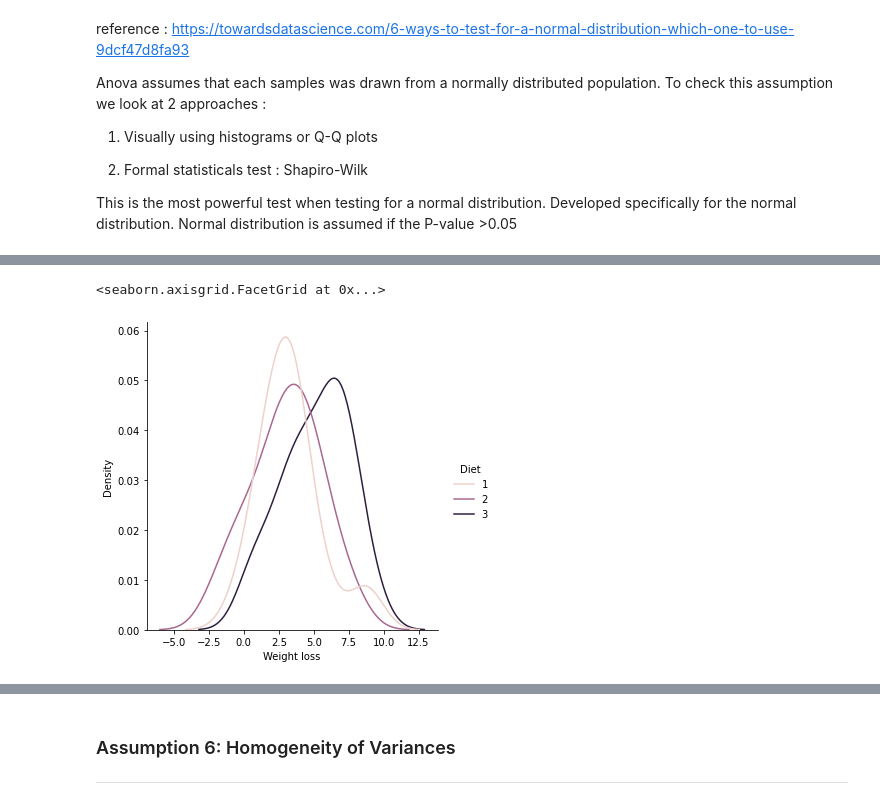
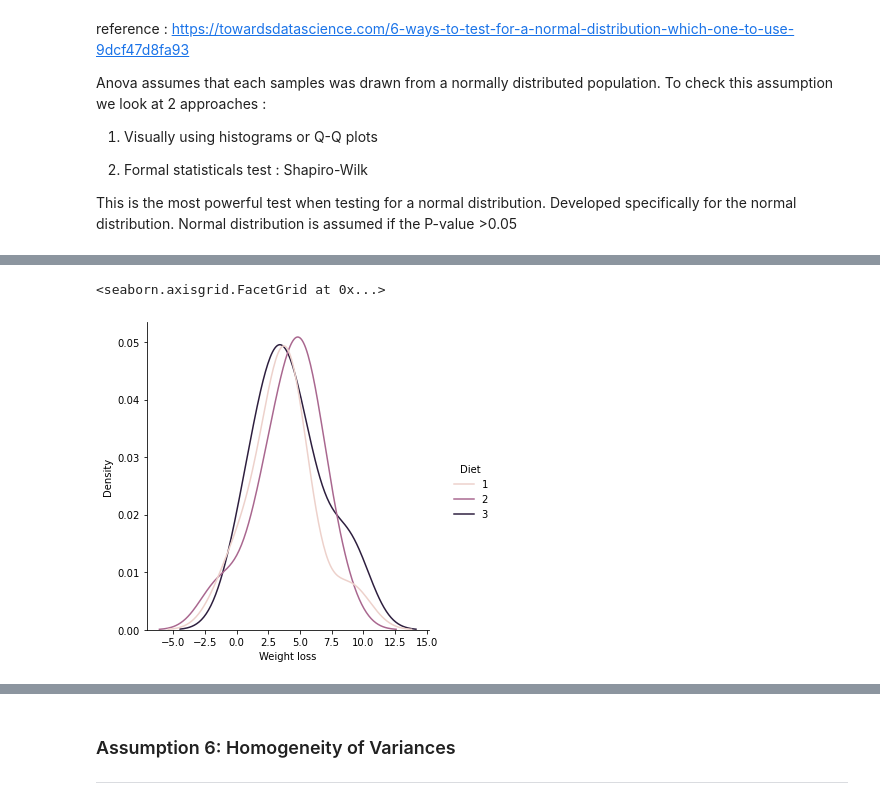
Before and after one commit to MichelleMoran431/Machine-learning-and-Statistics, a Jupyter notebook: Scipy Stats/scipy-stats.ipynb, the cells around one changed output, grey strips where cells are left out. Drawn from its saved outputs; the diff is of its cells as text; code cells hidden in the pictures.

```diff
--- a/Scipy Stats/scipy-stats.ipynb
+++ b/Scipy Stats/scipy-stats.ipynb
@@ -140,5 +228,5 @@ A dependent variable should be measure at a continous interval level.
 # %%
-# The dependent variable.
-dependent = df['Weight loss']
-dependent
+# The dependent variable.  Gender = Male
+dependentM= df['Weight loss'][df.gender=='1']
+dependentM
 # %% [output]
@@ -173,5 +305,5 @@ This should consist of 2 or more categorical independent groups/
 # %%
-# Independent variable.
-independent1 = df['Diet']
-independent1
+# Independent variable. Gender = Male
+independentM = df['Diet'][df.gender=='1']
+independentM
 # %% [output]
@@ -259,6 +419,6 @@ Normal distribution is assumed if the P-value >0.05
 # %%
 # KDEs of the three categories.
-sns.displot(x=dependent, hue=independent1, kind="kde")
+sns.displot(x=dependentM, hue=independentM, kind="kde")
 # %% [output]
 <seaborn.axisgrid.FacetGrid at 0x...>
-[figure, old version]
+[figure, new version]
```
Also changed, not shown: parts of 64 cells of this notebook, 2 other files.
